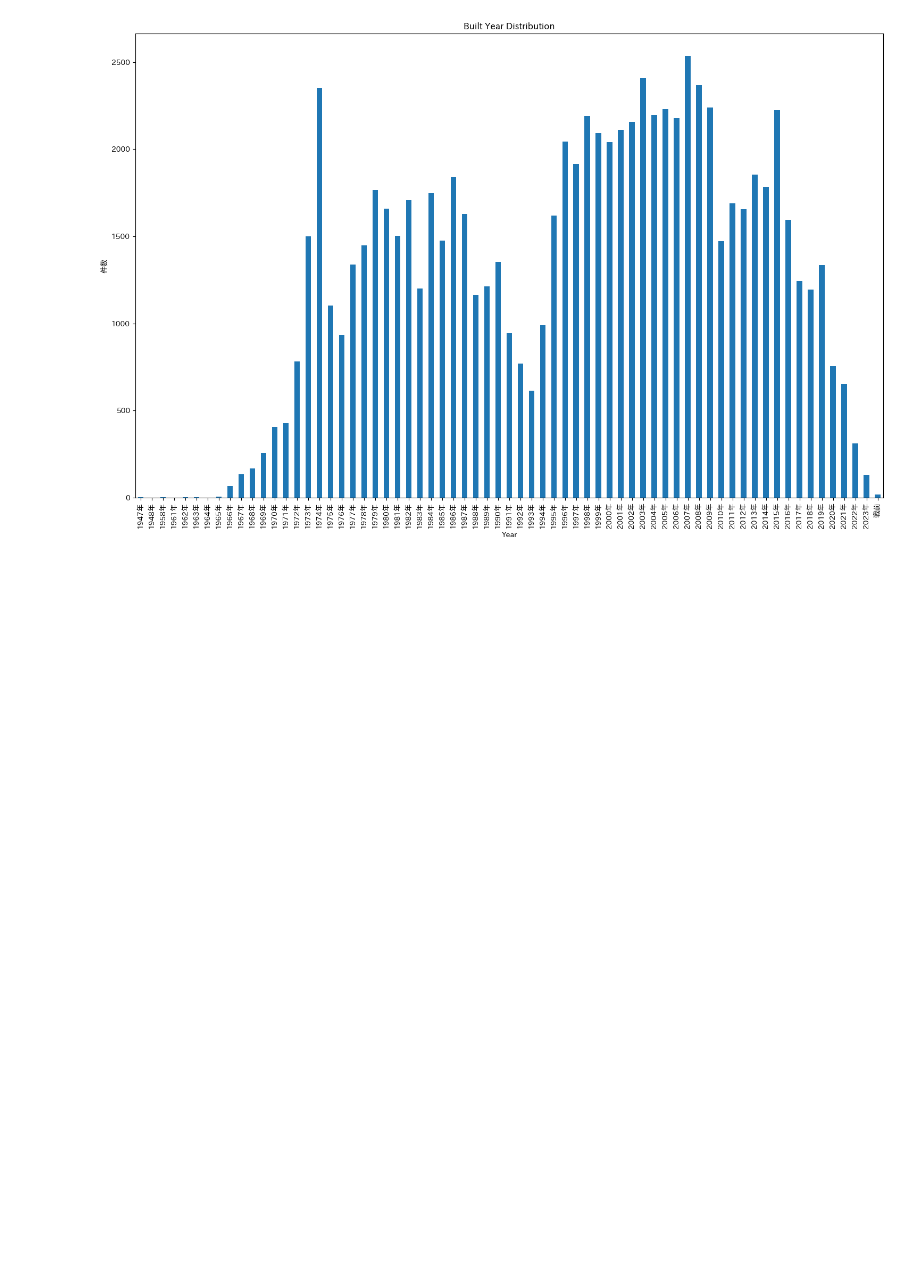
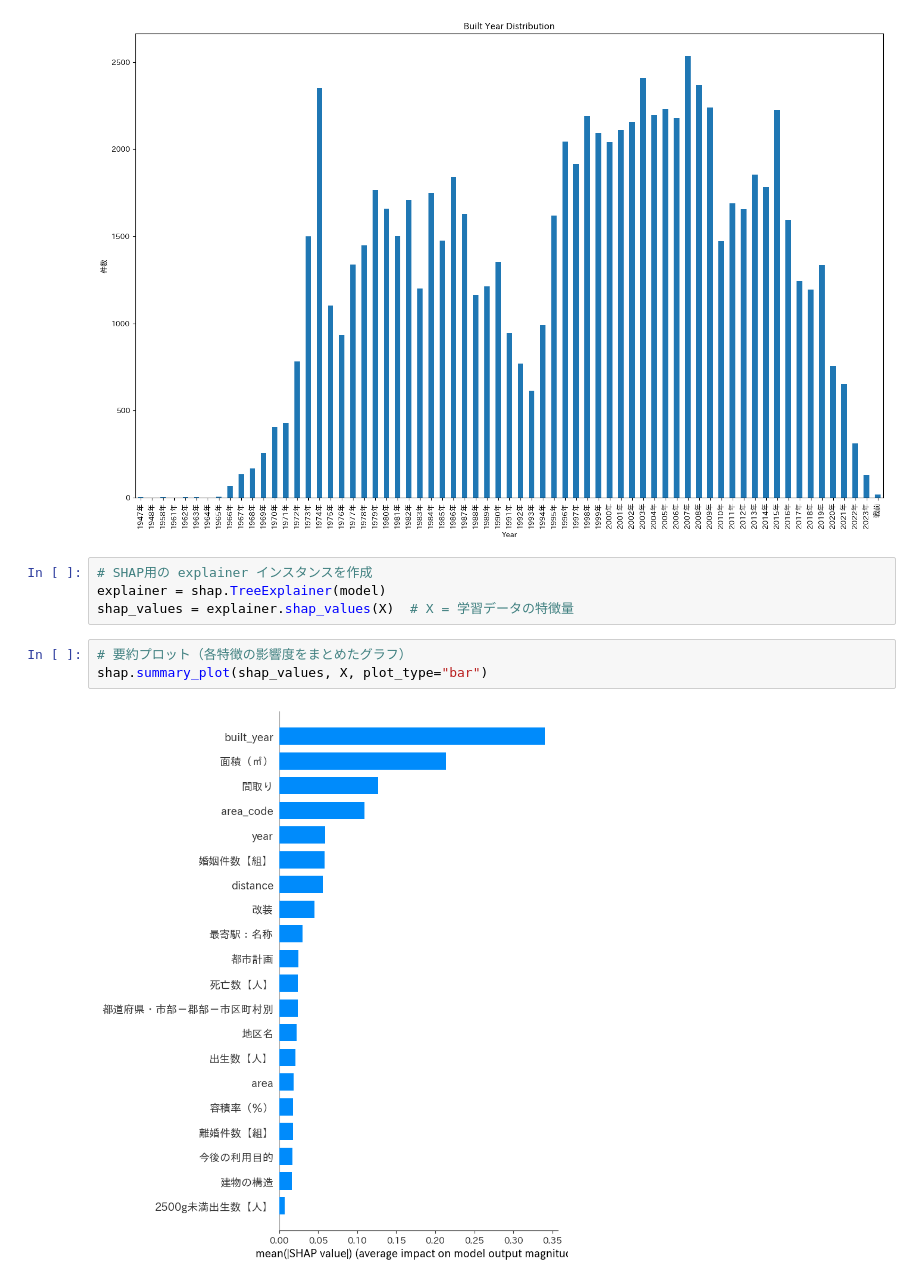
Before and after one commit to SHI-ZUKU/re-voltage, a Jupyter notebook: notebook/test_app.ipynb, the cells around one changed output. Saved outputs shown, nothing was run; the diff lists cells and outputs as text; blank space fills up the shorter version.

Commit message:
add SHAP

```diff
--- a/notebook/test_app.ipynb
+++ b/notebook/test_app.ipynb
@@ -186,3 +183,12 @@ plt.tight_layout()
 plt.show()
 # %% [output]
 [figure]
+# %%
+# SHAP用の explainer インスタンスを作成
+explainer = shap.TreeExplainer(model)
+shap_values = explainer.shap_values(X)  # X = 学習データの特徴量
+# %%
+# 要約プロット（各特徴の影響度をまとめたグラフ）
+shap.summary_plot(shap_values, X, plot_type="bar")
+# %% [output]
+[figure, added]
```
Also changed, not shown: parts of 9 cells of this notebook, 1 other file.
